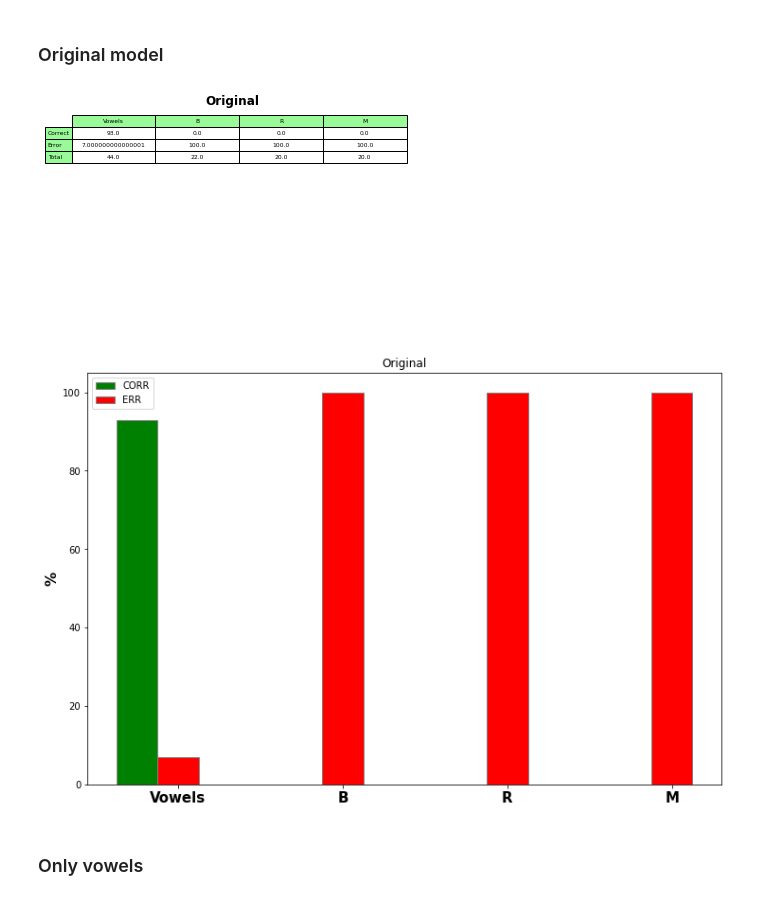
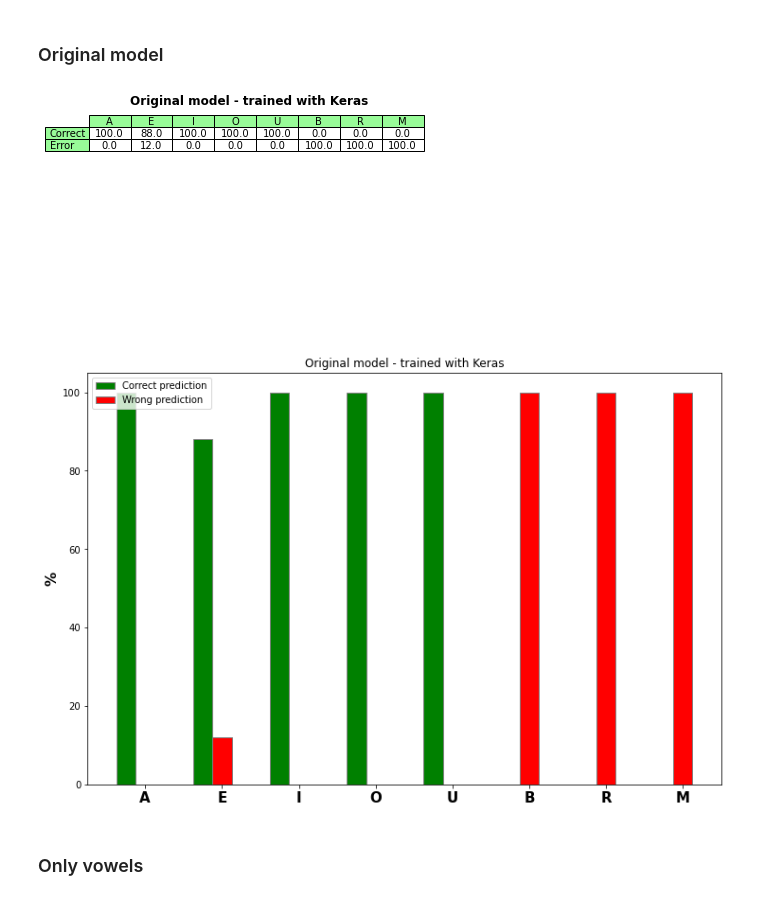
Before and after one commit to AlessandroAvi/Master_Thesis, a Jupyter notebook: Python/TinyOL.ipynb, the cells around one changed output. Drawn from its saved outputs; the diff is of its cells as text; code cells hidden in the pictures.

```diff
--- a/Python/TinyOL.ipynb
+++ b/Python/TinyOL.ipynb
@@ -253,7 +253,7 @@ metrics = ['accuracy']
 vowels = ['A', 'E', 'I', 'O', 'U']
 
 epochs = 25
-batch_size = 64
+batch_size = 32
 # %%
 # Model structure
 model = Sequential()
@@ -459,12 +492,12 @@ def plotTestOL(corr_ary, err_ary, tot_ary, title):
     br2 = [x + width for x in br1]
 
     # Make the plot
-    plt.bar(br1, corr_ary, color ='g', width = width, edgecolor ='grey', label ='CORR')
-    plt.bar(br2, err_ary, color ='r', width = width, edgecolor ='grey', label ='ERR')
+    plt.bar(br1, corr_ary, color ='g', width = width, edgecolor ='grey', label ='Correct prediction')
+    plt.bar(br2, err_ary, color ='r', width = width, edgecolor ='grey', label ='Wrong prediction')
 
     # Adding Xticks
     plt.ylabel('%', fontweight ='bold', fontsize = 15)
-    plt.xticks([r + width for r in range(len(corr_ary))], ['Vowels', 'B', 'R', 'M'],fontweight ='bold', fontsize = 15)
+    plt.xticks([r + width for r in range(len(corr_ary))], ['A', 'E', 'I', 'O', 'U', 'B', 'R', 'M'],fontweight ='bold', fontsize = 15)
     plt.title(title)
 
 
@@ -473,18 +506,17 @@ def plotTestOL(corr_ary, err_ary, tot_ary, title):
 # %%
 def tableTestOL(corr_ary, err_ary, tot_ary, title):
 
-    val = np.zeros([3,len(corr_ary)])
-    val[0,:] = np.round(corr_ary/tot_ary,2)*100
-    val[1,:] = np.round(err_ary/tot_ary,2)*100
-    val[2,:] = tot_ary
+    val = np.zeros([2,len(corr_ary)])
+    val[0,:] = np.round(np.round(corr_ary/tot_ary,2)*100,2)
+    val[1,:] = np.round(np.round(err_ary/tot_ary,2)*100,2)
 
     fig, ax = plt.subplots()
     ax.set_axis_off()
 
     table = ax.table(
         cellText = val,
-        rowLabels = ['Correct', 'Error', 'Total'],
-        colLabels = ['Vowels', 'B', 'R', 'M'],
+        rowLabels = ['Correct', 'Error'],
+        colLabels = ['A', 'E', 'I', 'O', 'U', 'B', 'R', 'M'],
         rowColours =["palegreen"] * 200,
         colColours =["palegreen"] * 200,
         cellLoc ='center',
@@ -768,11 +800,11 @@ Performing training with OL METHOD
 ### Original model
 # %%
 tmp1, tmp2, tmp3 = testOL_v2(model)
-tableTestOL(tmp1, tmp2, tmp3, 'Original')
-plotTestOL(tmp1, tmp2, tmp3, 'Original')
+tableTestOL(tmp1, tmp2, tmp3, 'Original model - trained with Keras')
+plotTestOL(tmp1, tmp2, tmp3, 'Original model - trained with Keras')
 # %% [output]
-[figure, old version]
+[figure, new version]
-[figure, old version]
+[figure, new version]
 # %% [markdown]
 ### Only vowels
 # %%
```
Also changed, not shown: parts of 16 cells of this notebook, 34 other files.
